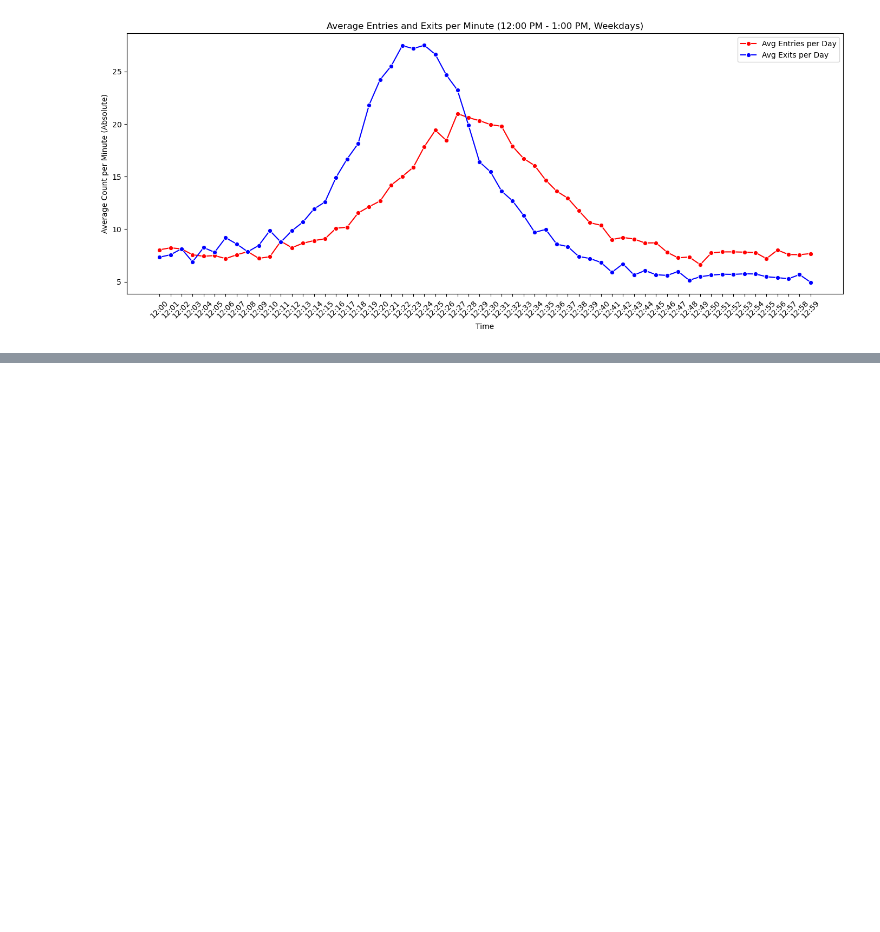
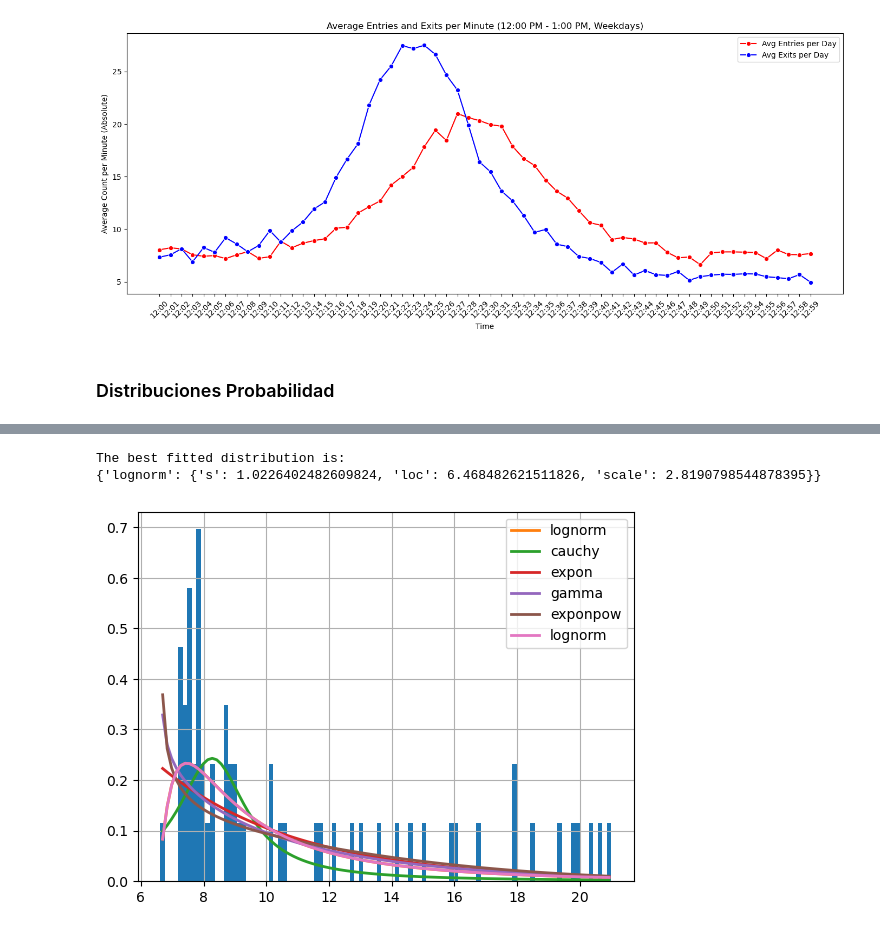
Before and after one commit to SamuelHernandez5/MOS-Actividades, a Jupyter notebook: Labs/Lab7/lab7.ipynb, the cells around one changed output, grey strips where cells are left out. Cells and saved outputs as stored; diff of their text form; code cells hidden in the pictures; blank space fills up the shorter version.

```diff
--- a/Labs/Lab7/lab7.ipynb
+++ b/Labs/Lab7/lab7.ipynb
@@ -381,3 +379,22 @@ plt.tight_layout()
 plt.show()
 # %% [output]
 [figure]
+# %% [markdown]
+### Distribuciones Probabilidad
+# %%
+if 'Avg_Entries' in df_media.columns:
+    data_time_service = df_media['Avg_Entries'].astype(float)
+
+distributions = get_common_distributions()
+
+f = Fitter(data_time_service, distributions=distributions, timeout=600)
+f.fit()
+f.summary()
+
+best_distribution = f.get_best(method='sumsquare_error')
+print("\nThe best fitted distribution is:")
+print(best_distribution)
+
+f.plot_pdf(names=[list(best_distribution.keys())[0]])
+plt.show()
+# %% [output]
@@ -383,0 +411,3 @@ plt.show()
+The best fitted distribution is:
+{'lognorm': {'s': 1.0226402482609824, 'loc': 6.468482621511826, 'scale': 2.8190798544878395}}
+[figure, added]
```
Also changed, not shown: parts of 26 cells of this notebook, 1 other file.
